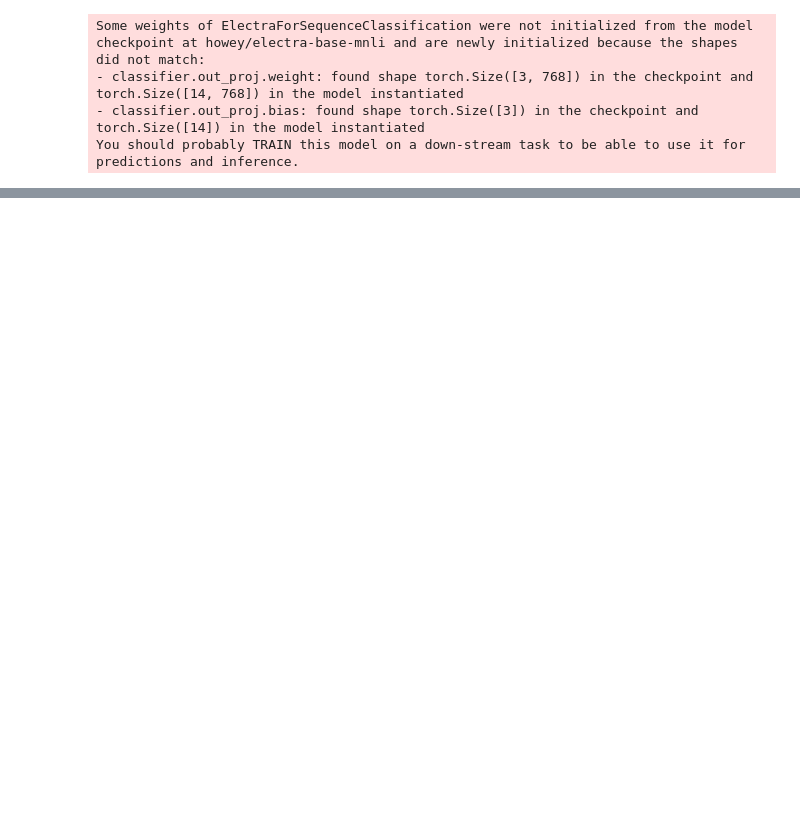
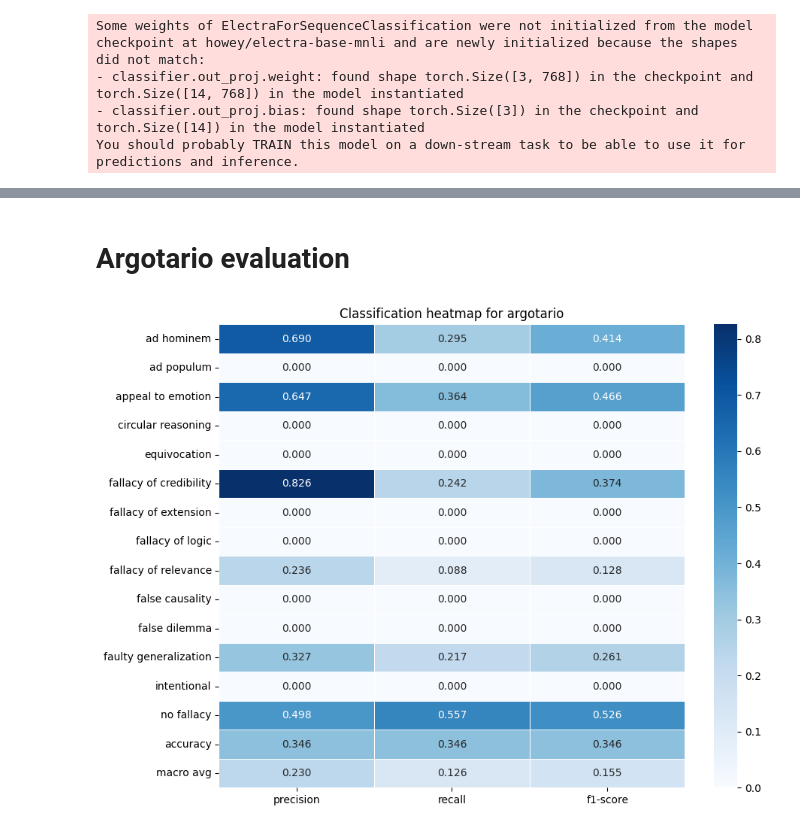
Before and after one commit to lucamouchel/logical-fallacy-LLMs, a Jupyter notebook: ArgumentationFallacyClassifier.ipynb, the cells around one changed output, grey strips where cells are left out. Cells and saved outputs as stored; diff of their text form; code cells hidden in the pictures; blank space fills up the shorter version.

```diff
--- a/ArgumentationFallacyClassifier.ipynb
+++ b/ArgumentationFallacyClassifier.ipynb
@@ -152,0 +161,7 @@ trainer.predict(tokenized_dataset['test'])
+# %% [markdown]
+# Argotario evaluation
+# %%
+y_test_argotario, y_pred_argotario = eval.eval_data(load_argotario_data(label_encoder))
+eval.plot_heatmap(y_test=y_test_argotario, y_pred=y_pred_argotario, title="Classification heatmap for argotario")
+# %% [output]
+[figure, added]
```
Also changed, not shown: parts of 16 cells of this notebook, 17 other files.
